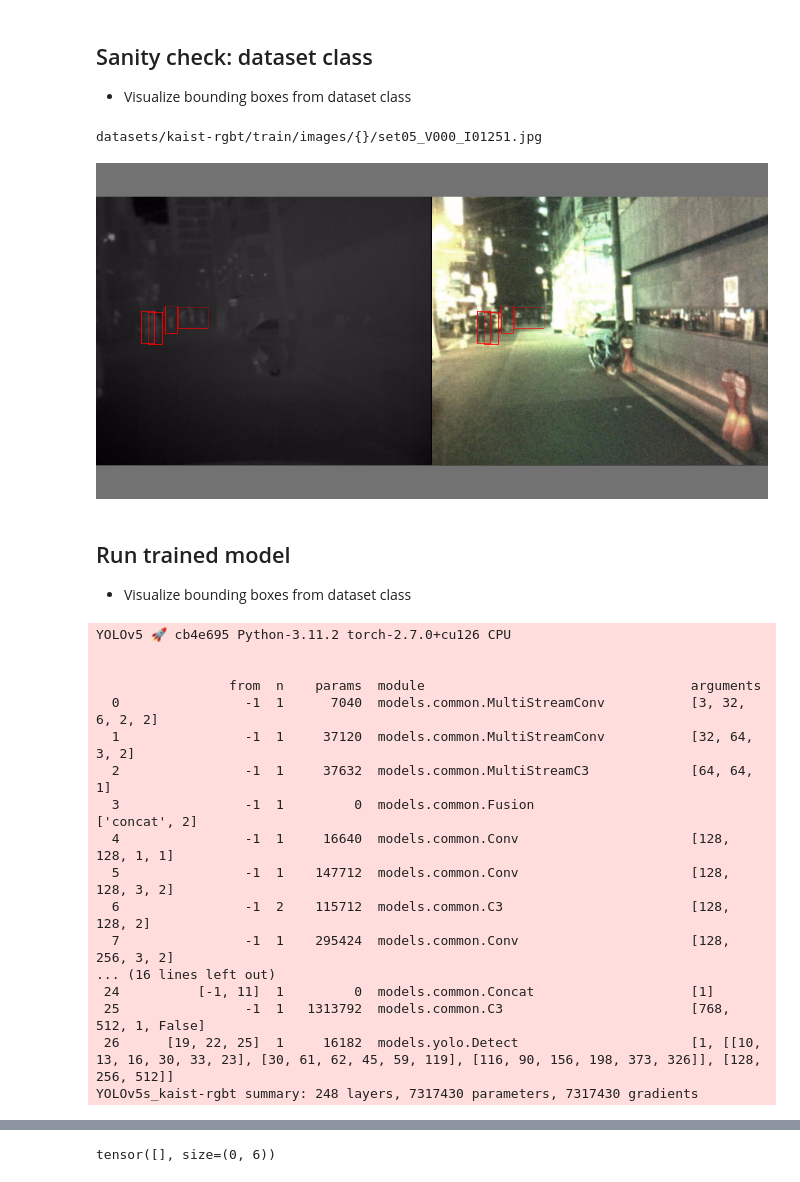
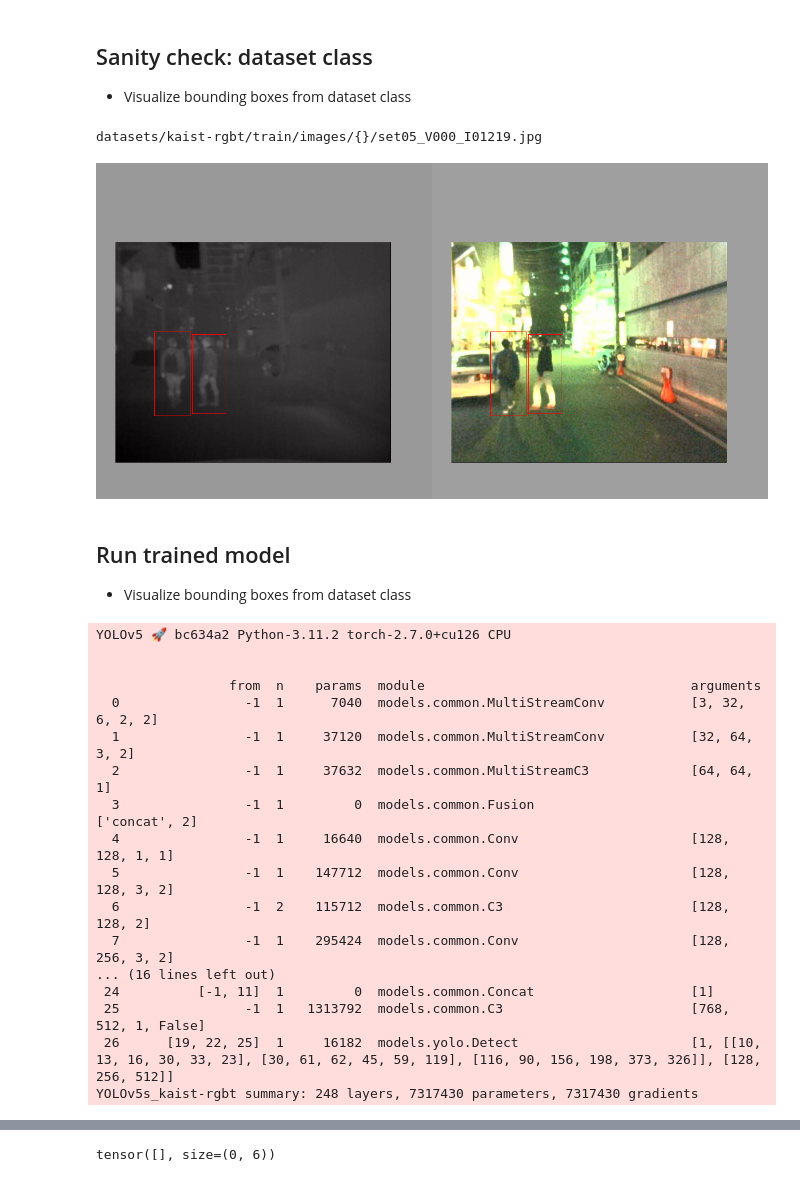
Before and after one commit to ByungWanLim/AUE8088, a Jupyter notebook: debug_kaist.ipynb, the cells around one changed output, grey strips where cells are left out. Drawn from its saved outputs; the diff is of its cells as text; code cells hidden in the pictures.

```diff
--- a/debug_kaist.ipynb
+++ b/debug_kaist.ipynb
@@ -229,7 +229,7 @@ train_loader, dataset = create_dataloader(
     gs,
     single_cls,
     hyp=hyp,
-    augment=False,      # TODO: check if there is no bug when applying augmentation
+    augment=True,      # TODO: check if there is no bug when applying augmentation
     cache=None,
     rect=False,
     rank=-1,
@@ -245,9 +245,9 @@ train_loader, dataset = create_dataloader(
 from utils.dataloaders import LoadRGBTImagesAndLabels
 from utils.general import xywh2xyxy
 
-# frame = 12112
+frame = 12112
 # frame = 12119
-frame = 12120
+# frame = 12120
 
 # Get a minibatch
 # for ii, (imgs, targets, paths, _) in enumerate(train_loader):
@@ -268,35 +268,35 @@ colors = {
     1: (0, 255, 0),
     2: (0, 0, 255),
     3: (255, 0, 255),
 }
 
 if len(labels):
     labels = labels[labels[:, 0] == idx, 1:]
 
     # convert normalized bbox to pixel coordinates
     labels = np.array(labels, dtype=np.float32)
     labels[:, (1, 3)] *= w
     labels[:, (2, 4)] *= h
 
     cls = labels[:, 0]
 
     xyxy = xywh2xyxy(labels[:, 1:5])
     xyxy = xyxy.astype(np.int16)
 
     img_lwir = np.ascontiguousarray(img_lwir)
     img_vis = np.ascontiguousarray(img_vis)
 
     for c, bb in zip(cls, xyxy):
         color = colors[c]
         cv2.rectangle(img_lwir, bb[:2], bb[2:], color)
         cv2.rectangle(img_vis,  bb[:2], bb[2:], color)
 
 images = np.concatenate([img_lwir, img_vis], axis=1)
 print(paths[idx])
 Image.fromarray(images)
 # %% [output]
-datasets/kaist-rgbt/train/images/{}/set05_V000_I01251.jpg
+datasets/kaist-rgbt/train/images/{}/set05_V000_I01219.jpg
-[figure, old version]
+[figure, new version]
 # %% [markdown]
 ## Run trained model
 - Visualize bounding boxes from dataset class
@@ -325,7 +325,7 @@ ims = [im.to(device, non_blocking=True).float() / 255 for im in imgs]    # For R
 with torch.no_grad():
     pred = model(ims)  # forward
 # %% [output]
-YOLOv5 🚀 cb4e695 Python-3.11.2 torch-2.7.0+cu126 CPU
+YOLOv5 🚀 bc634a2 Python-3.11.2 torch-2.7.0+cu126 CPU
 
 
                  from  n    params  module                                  arguments
```
Also changed, not shown: parts of 1 cell of this notebook, 2 other files.
